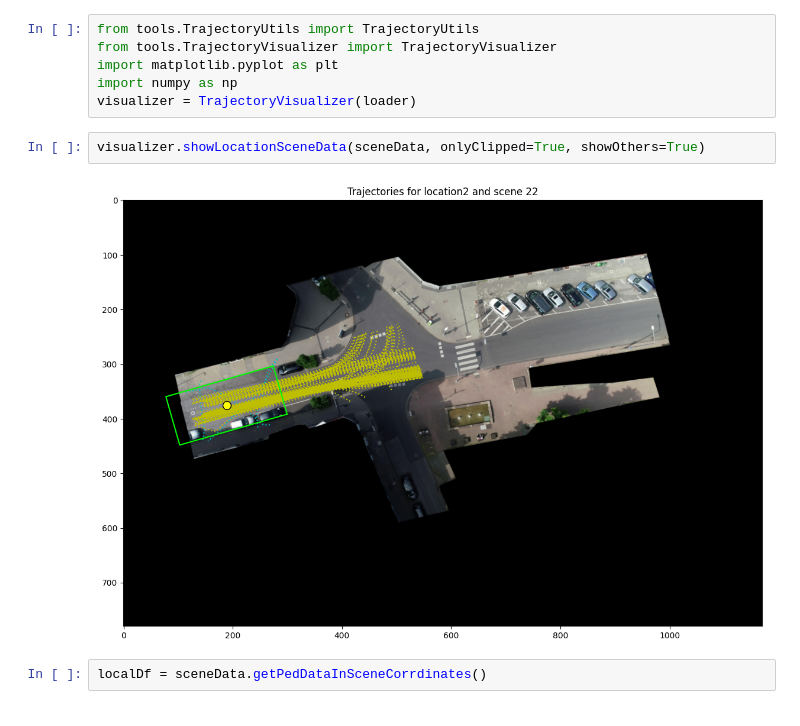
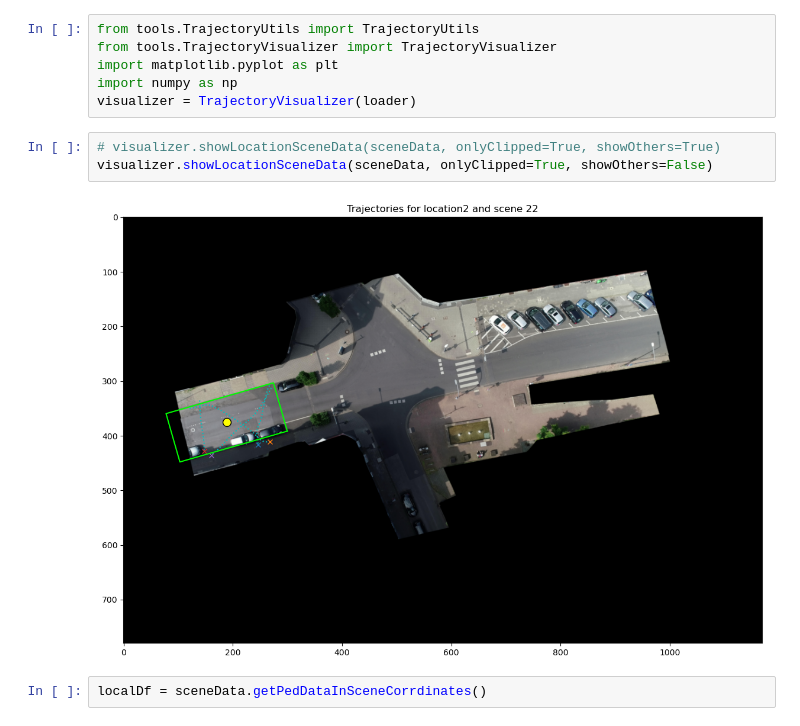
Before and after one commit to ika-rwth-aachen/drone-dataset-tools, a Jupyter notebook: src/notebooks/RecordingData.ipynb, the cells around one changed output. Cells and saved outputs as stored; diff of their text form.

```diff
--- a/src/notebooks/RecordingData.ipynb
+++ b/src/notebooks/RecordingData.ipynb
@@ -130,9 +136,10 @@ import matplotlib.pyplot as plt
 import numpy as np
 visualizer = TrajectoryVisualizer(loader)
 # %%
-visualizer.showLocationSceneData(sceneData, onlyClipped=True, showOthers=True)
+# visualizer.showLocationSceneData(sceneData, onlyClipped=True, showOthers=True)
+visualizer.showLocationSceneData(sceneData, onlyClipped=True, showOthers=False)
 # %% [output]
-[figure, old version]
+[figure, new version]
 # %%
 localDf = sceneData.getPedDataInSceneCorrdinates()
 # %%
```
Also changed, not shown: parts of 7 cells of this notebook, 3 other files.
